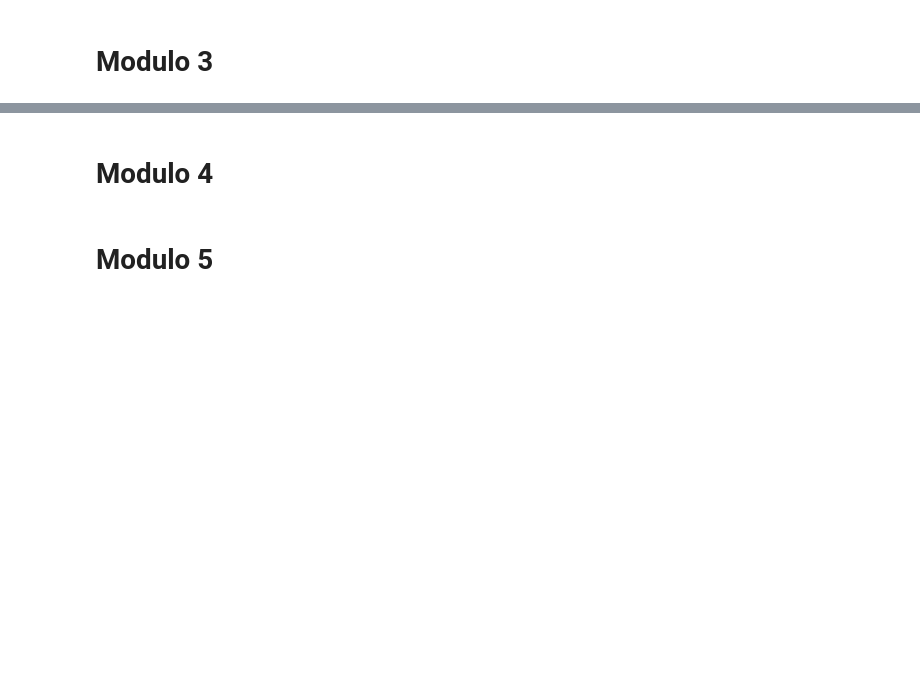
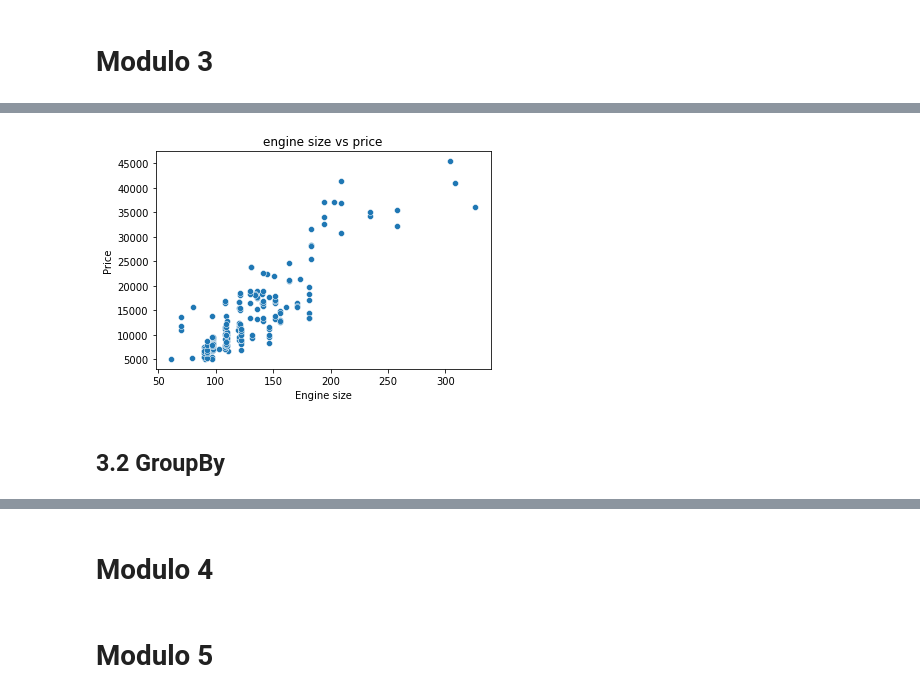
Before and after one commit to PosgradoMNA/actividades-de-aprendizaje-A01793108, a Jupyter notebook: IBM_DataAnalysisPython_A01793108.ipynb, the cells around one changed output, grey strips where cells are left out. Drawn from its saved outputs; the diff is of its cells as text; code cells hidden in the pictures; blank space fills up the shorter version.

```diff
--- a/IBM_DataAnalysisPython_A01793108.ipynb
+++ b/IBM_DataAnalysisPython_A01793108.ipynb
@@ -606,0 +685,10 @@ df.head()
+# %%
+sns.scatterplot(x = 'engine-size', y = 'price', data = df)
+plt.title("engine size vs price")
+plt.xlabel('Engine size')
+plt.ylabel('Price')
+plt.show()
+# %% [output]
+[figure, added]
+# %% [markdown]
+## 3.2 GroupBy
```
Also changed, not shown: parts of 27 cells of this notebook.
